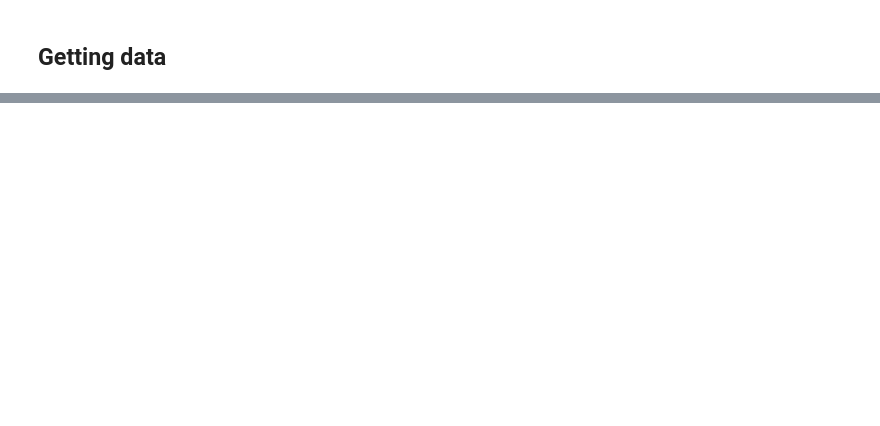
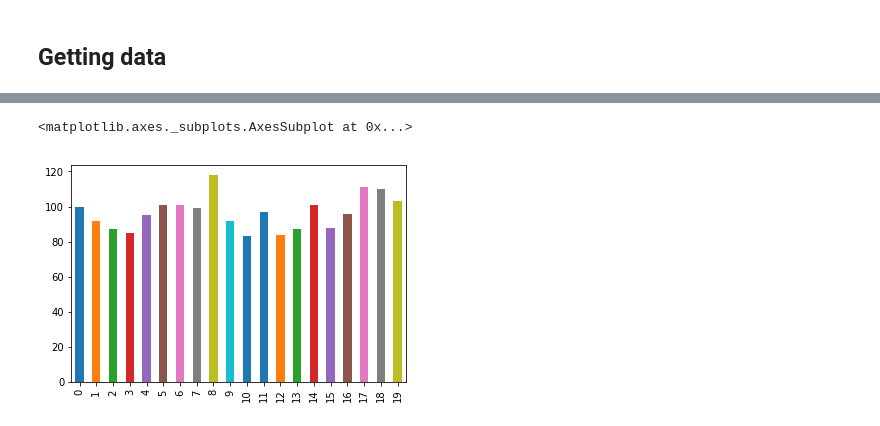
Before and after one commit to jbuisine/python-learn, a Jupyter notebook: Pandas.ipynb, the cells around one changed output, grey strips where cells are left out. Cells and saved outputs as stored; diff of their text form; code cells hidden in the pictures; blank space fills up the shorter version.

```diff
--- a/Pandas.ipynb
+++ b/Pandas.ipynb
@@ -29,0 +88,5 @@ data['newPerct2013'].sum()
+# %%
+data[:20]['y'].plot(kind='bar')
+# %% [output]
+<matplotlib.axes._subplots.AxesSubplot at 0x...>
+[figure, added]
```
Also changed, not shown: parts of 13 cells of this notebook, 1 other file.
